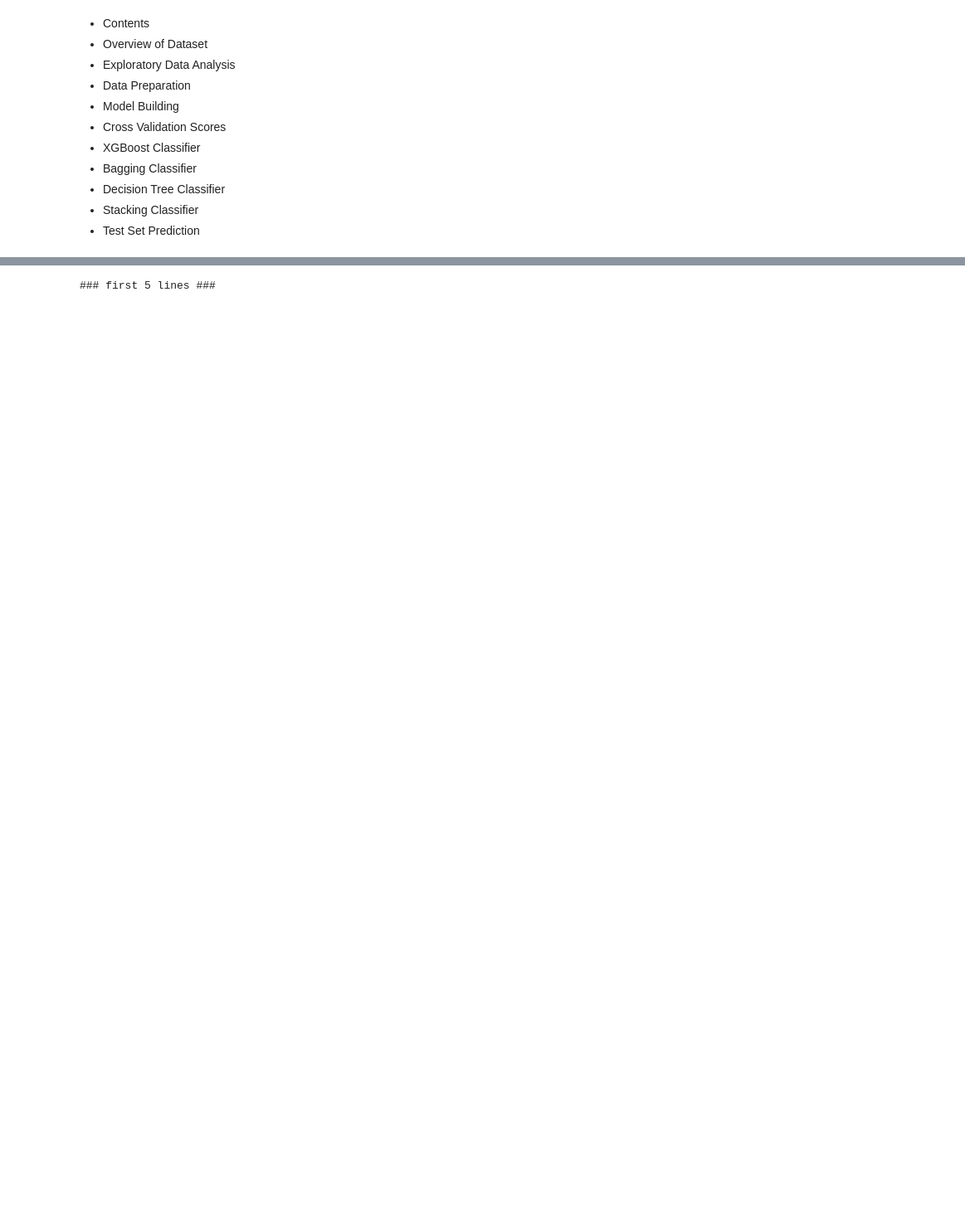
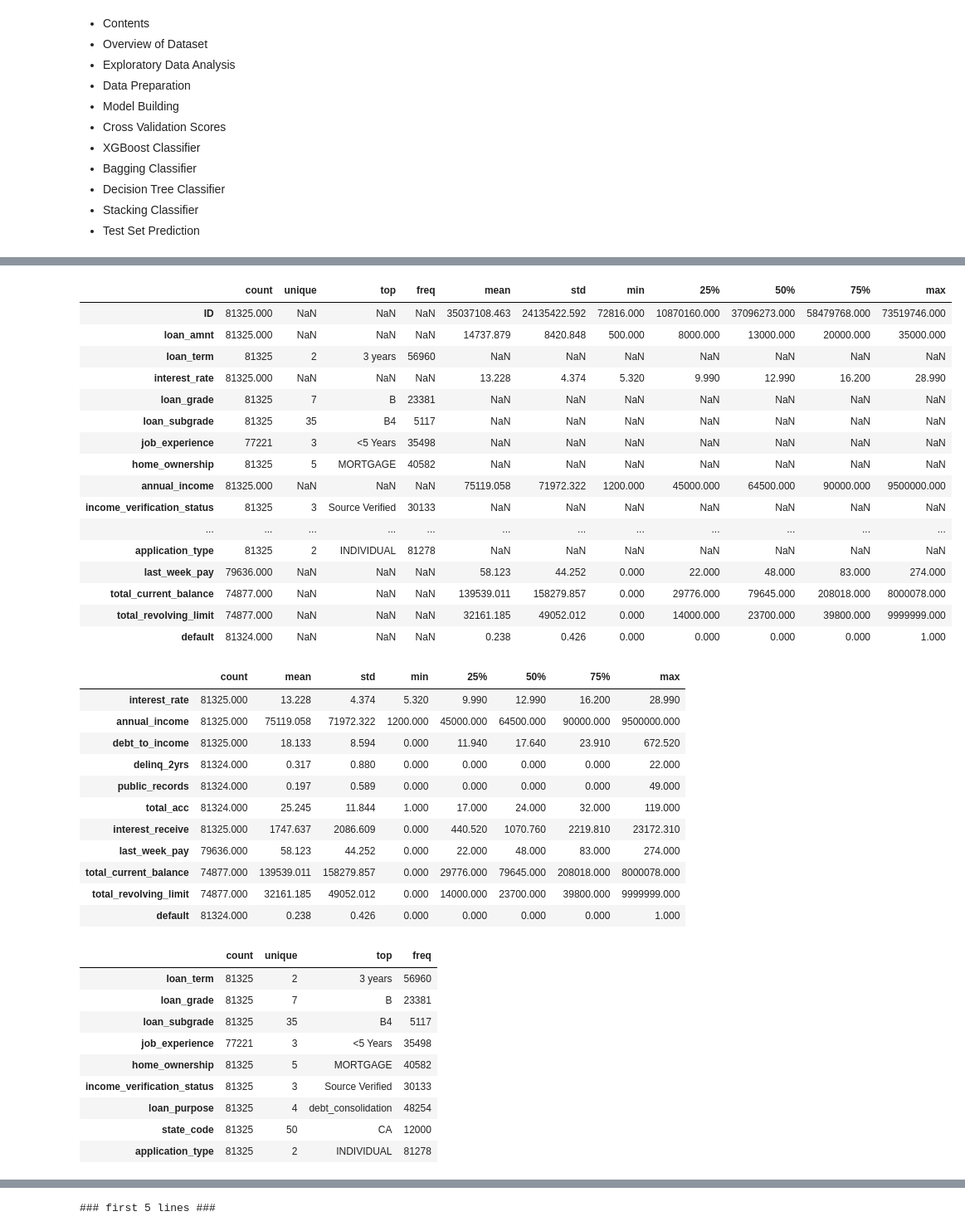
Before and after one commit to 8946-art/Boosting_eVISA_Business-Application, a Jupyter notebook: NBFC Loan Default.ipynb, the cells around one changed output, grey strips where cells are left out. Shown at 83% size. Cells and saved outputs as stored; diff of their text form; code cells hidden in the pictures; blank space fills up the shorter version.

```diff
--- a/NBFC Loan Default.ipynb
+++ b/NBFC Loan Default.ipynb
@@ -22,0 +84,3 @@
+# %%
+data = pd.read_csv('/content/Train_set..csv')
+df = data.copy()
@@ -22,0 +131,44 @@
+# %%
+display(df.describe(include='all').T)
+display(df.describe(include='float').T)
+df.describe(include='object').T
+# %% [output]
+|  | count | unique | top | freq | mean | std | min | 25% | 50% | 75% | max |
+| ID | 81325.000 | NaN | NaN | NaN | 35037108.463 | 24135422.592 | 72816.000 | 10870160.000 | 37096273.000 | 58479768.000 | 73519746.000 |
+| loan_amnt | 81325.000 | NaN | NaN | NaN | 14737.879 | 8420.848 | 500.000 | 8000.000 | 13000.000 | 20000.000 | 35000.000 |
+| loan_term | 81325 | 2 | 3 years | 56960 | NaN | NaN | NaN | NaN | NaN | NaN | NaN |
+| interest_rate | 81325.000 | NaN | NaN | NaN | 13.228 | 4.374 | 5.320 | 9.990 | 12.990 | 16.200 | 28.990 |
+| loan_grade | 81325 | 7 | B | 23381 | NaN | NaN | NaN | NaN | NaN | NaN | NaN |
+| loan_subgrade | 81325 | 35 | B4 | 5117 | NaN | NaN | NaN | NaN | NaN | NaN | NaN |
+| job_experience | 77221 | 3 | <5 Years | 35498 | NaN | NaN | NaN | NaN | NaN | NaN | NaN |
+| home_ownership | 81325 | 5 | MORTGAGE | 40582 | NaN | NaN | NaN | NaN | NaN | NaN | NaN |
+| annual_income | 81325.000 | NaN | NaN | NaN | 75119.058 | 71972.322 | 1200.000 | 45000.000 | 64500.000 | 90000.000 | 9500000.000 |
+| income_verification_status | 81325 | 3 | Source Verified | 30133 | NaN | NaN | NaN | NaN | NaN | NaN | NaN |
+| ... | ... | ... | ... | ... | ... | ... | ... | ... | ... | ... | ... |
+| application_type | 81325 | 2 | INDIVIDUAL | 81278 | NaN | NaN | NaN | NaN | NaN | NaN | NaN |
+| last_week_pay | 79636.000 | NaN | NaN | NaN | 58.123 | 44.252 | 0.000 | 22.000 | 48.000 | 83.000 | 274.000 |
+| total_current_balance | 74877.000 | NaN | NaN | NaN | 139539.011 | 158279.857 | 0.000 | 29776.000 | 79645.000 | 208018.000 | 8000078.000 |
+| total_revolving_limit | 74877.000 | NaN | NaN | NaN | 32161.185 | 49052.012 | 0.000 | 14000.000 | 23700.000 | 39800.000 | 9999999.000 |
+| default | 81324.000 | NaN | NaN | NaN | 0.238 | 0.426 | 0.000 | 0.000 | 0.000 | 0.000 | 1.000 |
+|  | count | mean | std | min | 25% | 50% | 75% | max |
+| interest_rate | 81325.000 | 13.228 | 4.374 | 5.320 | 9.990 | 12.990 | 16.200 | 28.990 |
+| annual_income | 81325.000 | 75119.058 | 71972.322 | 1200.000 | 45000.000 | 64500.000 | 90000.000 | 9500000.000 |
+| debt_to_income | 81325.000 | 18.133 | 8.594 | 0.000 | 11.940 | 17.640 | 23.910 | 672.520 |
+| delinq_2yrs | 81324.000 | 0.317 | 0.880 | 0.000 | 0.000 | 0.000 | 0.000 | 22.000 |
+| public_records | 81324.000 | 0.197 | 0.589 | 0.000 | 0.000 | 0.000 | 0.000 | 49.000 |
+| total_acc | 81324.000 | 25.245 | 11.844 | 1.000 | 17.000 | 24.000 | 32.000 | 119.000 |
+| interest_receive | 81325.000 | 1747.637 | 2086.609 | 0.000 | 440.520 | 1070.760 | 2219.810 | 23172.310 |
+| last_week_pay | 79636.000 | 58.123 | 44.252 | 0.000 | 22.000 | 48.000 | 83.000 | 274.000 |
+| total_current_balance | 74877.000 | 139539.011 | 158279.857 | 0.000 | 29776.000 | 79645.000 | 208018.000 | 8000078.000 |
+| total_revolving_limit | 74877.000 | 32161.185 | 49052.012 | 0.000 | 14000.000 | 23700.000 | 39800.000 | 9999999.000 |
+| default | 81324.000 | 0.238 | 0.426 | 0.000 | 0.000 | 0.000 | 0.000 | 1.000 |
+|  | count | unique | top | freq |
+| loan_term | 81325 | 2 | 3 years | 56960 |
+| loan_grade | 81325 | 7 | B | 23381 |
+| loan_subgrade | 81325 | 35 | B4 | 5117 |
+| job_experience | 77221 | 3 | <5 Years | 35498 |
+| home_ownership | 81325 | 5 | MORTGAGE | 40582 |
+| income_verification_status | 81325 | 3 | Source Verified | 30133 |
+| loan_purpose | 81325 | 4 | debt_consolidation | 48254 |
+| state_code | 81325 | 50 | CA | 12000 |
+| application_type | 81325 | 2 | INDIVIDUAL | 81278 |
```
Also changed, not shown: parts of 16 cells of this notebook.
